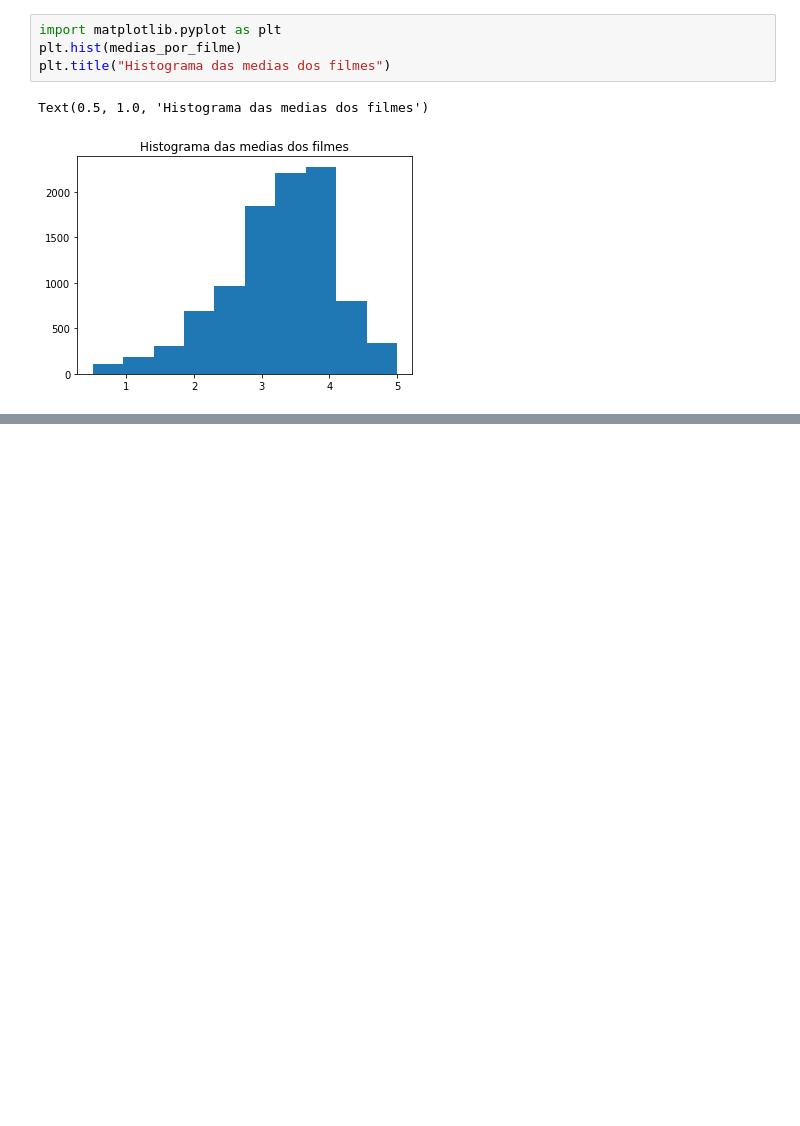
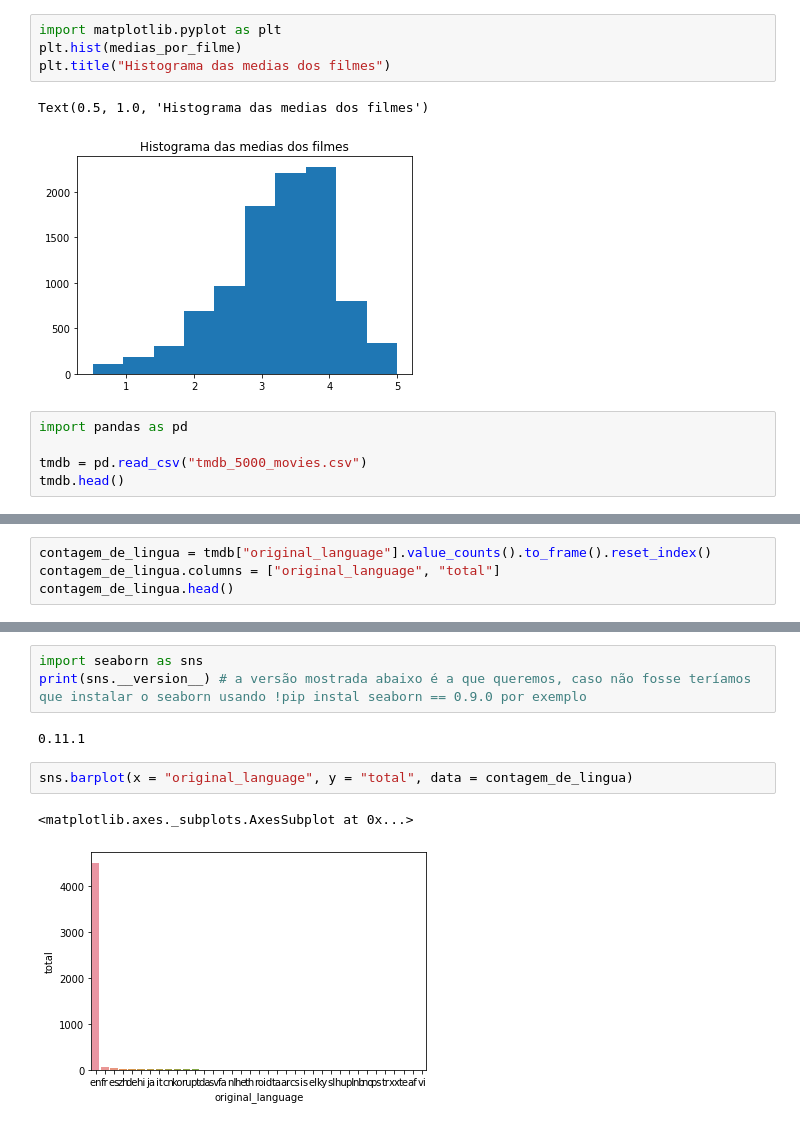
Before and after one commit to paulagualda/Curso_Data_Science_Alura, a Jupyter notebook: Introdução_a_Data_Science.ipynb, the cells around one changed output, grey strips where cells are left out. Saved outputs shown, nothing was run; the diff lists cells and outputs as text; blank space fills up the shorter version.

```diff
--- a/Introdução_a_Data_Science.ipynb
+++ b/Introdução_a_Data_Science.ipynb
@@ -167,3 +167,8 @@ plt.title("Histograma das medias dos filmes")
 # %% [output]
 Text(0.5, 1.0, 'Histograma das medias dos filmes')
 [figure]
+# %%
+import pandas as pd
+
+tmdb = pd.read_csv("tmdb_5000_movies.csv")
+tmdb.head()
@@ -169,0 +189,4 @@ Text(0.5, 1.0, 'Histograma das medias dos filmes')
+# %%
+contagem_de_lingua = tmdb["original_language"].value_counts().to_frame().reset_index()
+contagem_de_lingua.columns = ["original_language", "total"]
+contagem_de_lingua.head()
@@ -169,0 +200,10 @@ Text(0.5, 1.0, 'Histograma das medias dos filmes')
+# %%
+import seaborn as sns
+print(sns.__version__) # a versão mostrada abaixo é a que queremos, caso não fosse teríamos que instalar o seaborn usando !pip instal seaborn == 0.9.0 por exemplo
+# %% [output]
+0.11.1
+# %%
+sns.barplot(x = "original_language", y = "total", data = contagem_de_lingua)
+# %% [output]
+<matplotlib.axes._subplots.AxesSubplot at 0x...>
+[figure, added]
```
Also changed, not shown: parts of 9 cells of this notebook.
